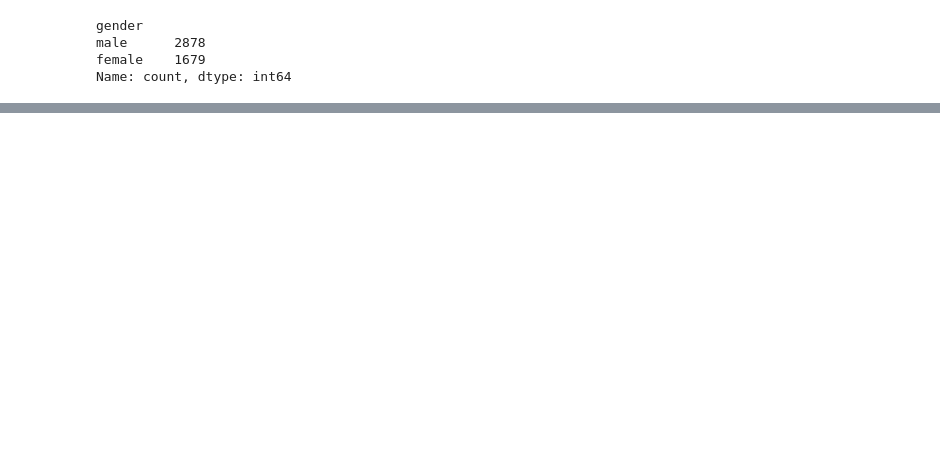
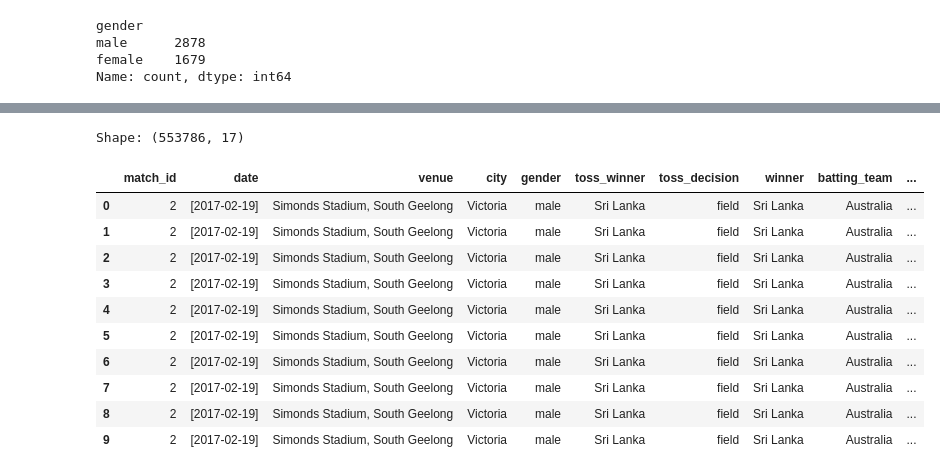
Before and after one commit to SanjaraT/WorldCup-Score-Predictor-ML-Model, a Jupyter notebook: ml_model.ipynb, the cells around one changed output, grey strips where cells are left out. Drawn from its saved outputs; the diff is of its cells as text; code cells hidden in the pictures; blank space fills up the shorter version.

Commit message:
data extraction for first innings

```diff
--- a/ml_model.ipynb
+++ b/ml_model.ipynb
@@ -170,3 +171,73 @@ df.head()
 | 7 | 8 | [2017-01-03] | McLean Park | Napier | male | T20 | 20 | [New Zealand, Bangladesh] | [SB Haig, WR Knights] | {'decision': 'bat', 'winner': 'Ba... | {'by': {'wickets': 6}, 'winner': ... | ... |
 | 8 | 9 | [2017-01-06] | Bay Oval | Mount Maunganui | male | T20 | 20 | [New Zealand, Bangladesh] | [CM Brown, SB Haig] | {'decision': 'field', 'winner': '... | {'by': {'runs': 47}, 'winner': 'N... | ... |
 | 9 | 10 | [2017-01-08] | Bay Oval | Mount Maunganui | male | T20 | 20 | [New Zealand, Bangladesh] | [CM Brown, WR Knights] | {'decision': 'field', 'winner': '... | {'by': {'runs': 27}, 'winner': 'N... | ... |
+# %%
+all_rows = []
+
+for _, row in tqdm(df.iterrows(), desc="Extracting ball by ball", total=len(df)):
+
+    innings = row['innings']
+
+    # We only want the 1st innings
+    if not innings or len(innings) == 0:
+        continue
+
+    first_innings = innings[0]  # 0 = 1st innings, 1 = 2nd innings
+
+    for inning_name, inning_content in first_innings.items():
+
+        batting_team = inning_content.get('team', None)
+        deliveries   = inning_content.get('deliveries', [])
+
+        # Figure out bowling team
+        teams        = row['teams']
+        bowling_team = [t for t in teams if t != batting_team][0] if teams else None
+
+        cumulative_runs    = 0
+        cumulative_wickets = 0
+
+        for delivery in deliveries:
+            for ball, ball_data in delivery.items():
+
+                runs_total          = ball_data.get('runs', {}).get('total', 0)
+                cumulative_runs    += runs_total
+                cumulative_wickets += 1 if ball_data.get('wicket') else 0
+
+                all_rows.append({
+                    'match_id'           : row['match_id'],
+                    'date'               : row['date'],
+                    'venue'              : row['venue'],
+                    'city'               : row['city'],
+                    'gender'             : row['gender'],
+                    'toss_winner'        : row['toss'].get('winner', None),
+                    'toss_decision'      : row['toss'].get('decision', None),
+                    'winner'             : row['outcome'].get('winner', None),
+                    'batting_team'       : batting_team,
+                    'bowling_team'       : bowling_team,
+                    'ball'               : ball,
+                    'runs_batsman'       : ball_data.get('runs', {}).get('batsman', 0),
+                    'runs_extras'        : ball_data.get('runs', {}).get('extras', 0),
+                    'runs_total'         : runs_total,
+                    'wicket'             : 1 if ball_data.get('wicket') else 0,
+                    'cumulative_runs'    : cumulative_runs,
+                    'cumulative_wickets' : cumulative_wickets,
+                })
+
+# Convert to DataFrame
+ball_by_ball_df = pd.DataFrame(all_rows)
+
+print(f"Shape: {ball_by_ball_df.shape}")
+ball_by_ball_df.head(10)
+# %% [output]
+Shape: (553786, 17)
+|  | match_id | date | venue | city | gender | toss_winner | toss_decision | winner | batting_team | ... |
+| 0 | 2 | [2017-02-19] | Simonds Stadium, South Geelong | Victoria | male | Sri Lanka | field | Sri Lanka | Australia | ... |
+| 1 | 2 | [2017-02-19] | Simonds Stadium, South Geelong | Victoria | male | Sri Lanka | field | Sri Lanka | Australia | ... |
+| 2 | 2 | [2017-02-19] | Simonds Stadium, South Geelong | Victoria | male | Sri Lanka | field | Sri Lanka | Australia | ... |
+| 3 | 2 | [2017-02-19] | Simonds Stadium, South Geelong | Victoria | male | Sri Lanka | field | Sri Lanka | Australia | ... |
+| 4 | 2 | [2017-02-19] | Simonds Stadium, South Geelong | Victoria | male | Sri Lanka | field | Sri Lanka | Australia | ... |
+| 5 | 2 | [2017-02-19] | Simonds Stadium, South Geelong | Victoria | male | Sri Lanka | field | Sri Lanka | Australia | ... |
+| 6 | 2 | [2017-02-19] | Simonds Stadium, South Geelong | Victoria | male | Sri Lanka | field | Sri Lanka | Australia | ... |
+| 7 | 2 | [2017-02-19] | Simonds Stadium, South Geelong | Victoria | male | Sri Lanka | field | Sri Lanka | Australia | ... |
+| 8 | 2 | [2017-02-19] | Simonds Stadium, South Geelong | Victoria | male | Sri Lanka | field | Sri Lanka | Australia | ... |
+| 9 | 2 | [2017-02-19] | Simonds Stadium, South Geelong | Victoria | male | Sri Lanka | field | Sri Lanka | Australia | ... |
```
Also changed, not shown: parts of 1 cell of this notebook.
